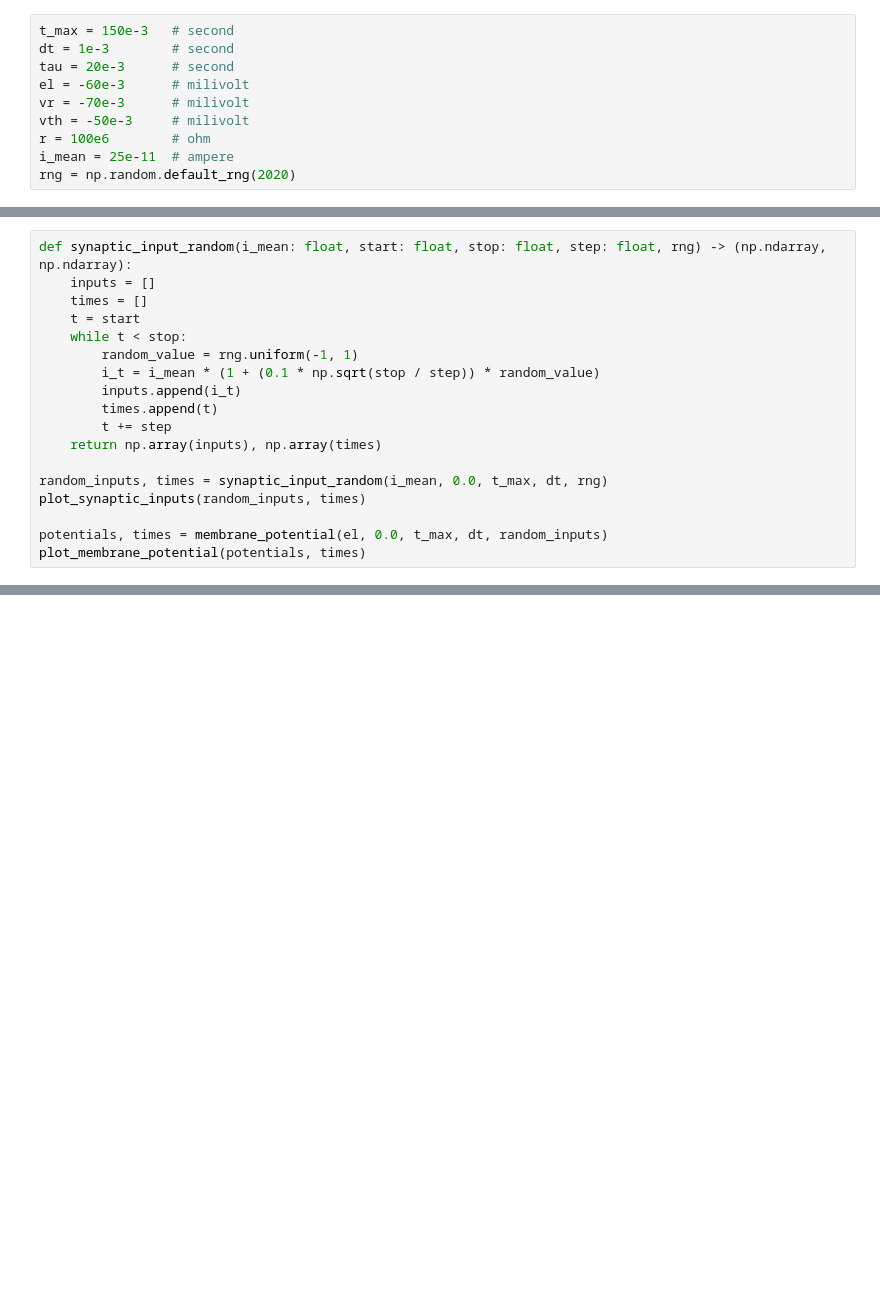
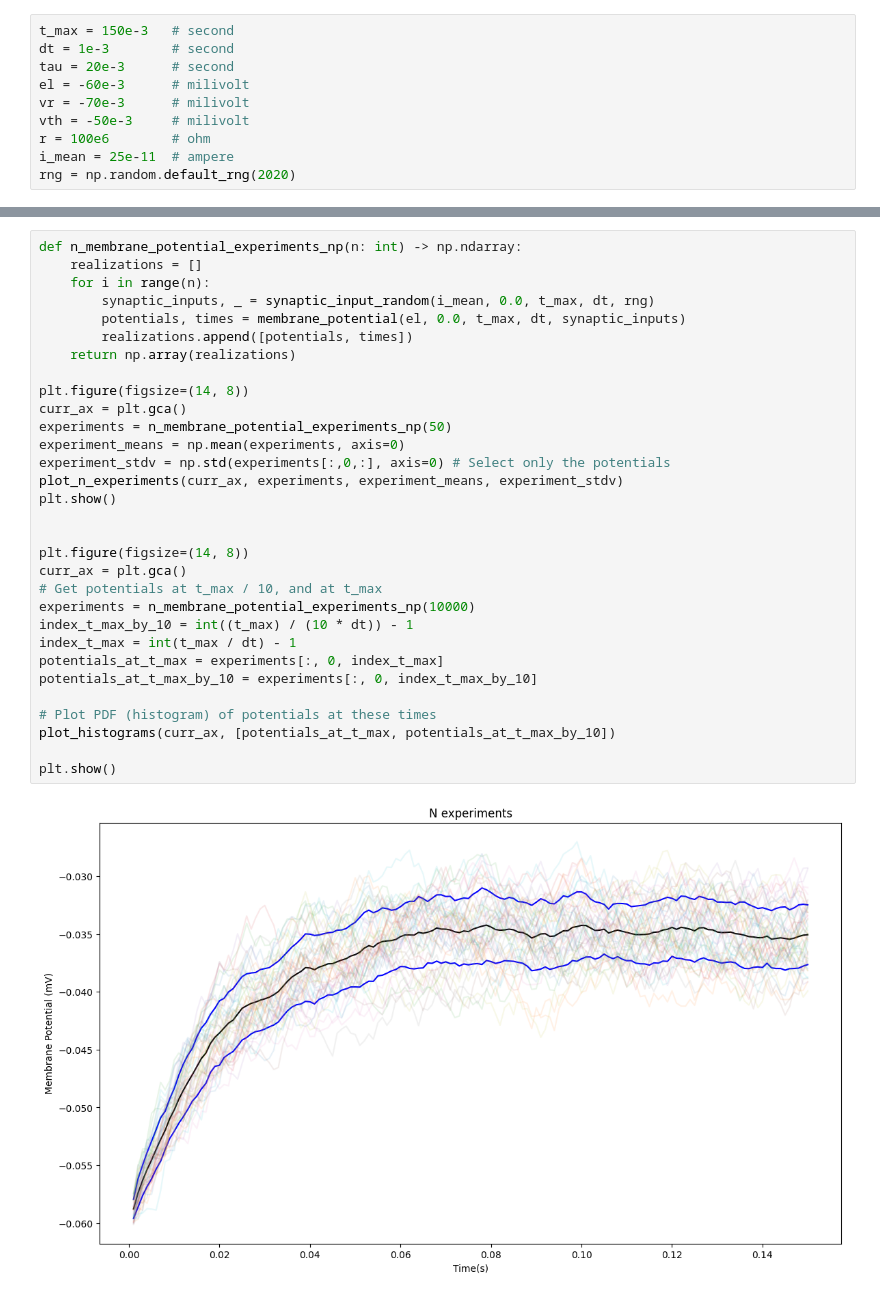
Before and after one commit to arjunpur/neuromatch, a Jupyter notebook: workshop1.ipynb, the cells around one changed output, grey strips where cells are left out. Drawn from its saved outputs; the diff is of its cells as text; blank space fills up the shorter version.

```diff
--- a/workshop1.ipynb
+++ b/workshop1.ipynb
@@ -90,18 +121,0 @@ plot_membrane_potential(result, times)
-# %%
-def synaptic_input_random(i_mean: float, start: float, stop: float, step: float, rng) -> (np.ndarray, np.ndarray):
-    inputs = []
-    times = []
-    t = start
-    while t < stop:
-        random_value = rng.uniform(-1, 1)
-        i_t = i_mean * (1 + (0.1 * np.sqrt(stop / step)) * random_value)
-        inputs.append(i_t)
-        times.append(t)
-        t += step
-    return np.array(inputs), np.array(times)
-
-random_inputs, times = synaptic_input_random(i_mean, 0.0, t_max, dt, rng)
-plot_synaptic_inputs(random_inputs, times)
-
-potentials, times = membrane_potential(el, 0.0, t_max, dt, random_inputs)
-plot_membrane_potential(potentials, times)
@@ -158,0 +122,33 @@ plot_n_experiments(experiments, means, stdv)
+# %%
+def n_membrane_potential_experiments_np(n: int) -> np.ndarray:
+    realizations = []
+    for i in range(n):
+        synaptic_inputs, _ = synaptic_input_random(i_mean, 0.0, t_max, dt, rng)
+        potentials, times = membrane_potential(el, 0.0, t_max, dt, synaptic_inputs)
+        realizations.append([potentials, times])
+    return np.array(realizations)
+
+plt.figure(figsize=(14, 8))
+curr_ax = plt.gca()
+experiments = n_membrane_potential_experiments_np(50)
+experiment_means = np.mean(experiments, axis=0)
+experiment_stdv = np.std(experiments[:,0,:], axis=0) # Select only the potentials
+plot_n_experiments(curr_ax, experiments, experiment_means, experiment_stdv)
+plt.show()
+
+
+plt.figure(figsize=(14, 8))
+curr_ax = plt.gca()
+# Get potentials at t_max / 10, and at t_max
+experiments = n_membrane_potential_experiments_np(10000)
+index_t_max_by_10 = int((t_max) / (10 * dt)) - 1
+index_t_max = int(t_max / dt) - 1
+potentials_at_t_max = experiments[:, 0, index_t_max]
+potentials_at_t_max_by_10 = experiments[:, 0, index_t_max_by_10]
+
+# Plot PDF (histogram) of potentials at these times
+plot_histograms(curr_ax, [potentials_at_t_max, potentials_at_t_max_by_10])
+
+plt.show()
+# %% [output]
+[figure, added]
```
Also changed, not shown: parts of 7 cells of this notebook.
